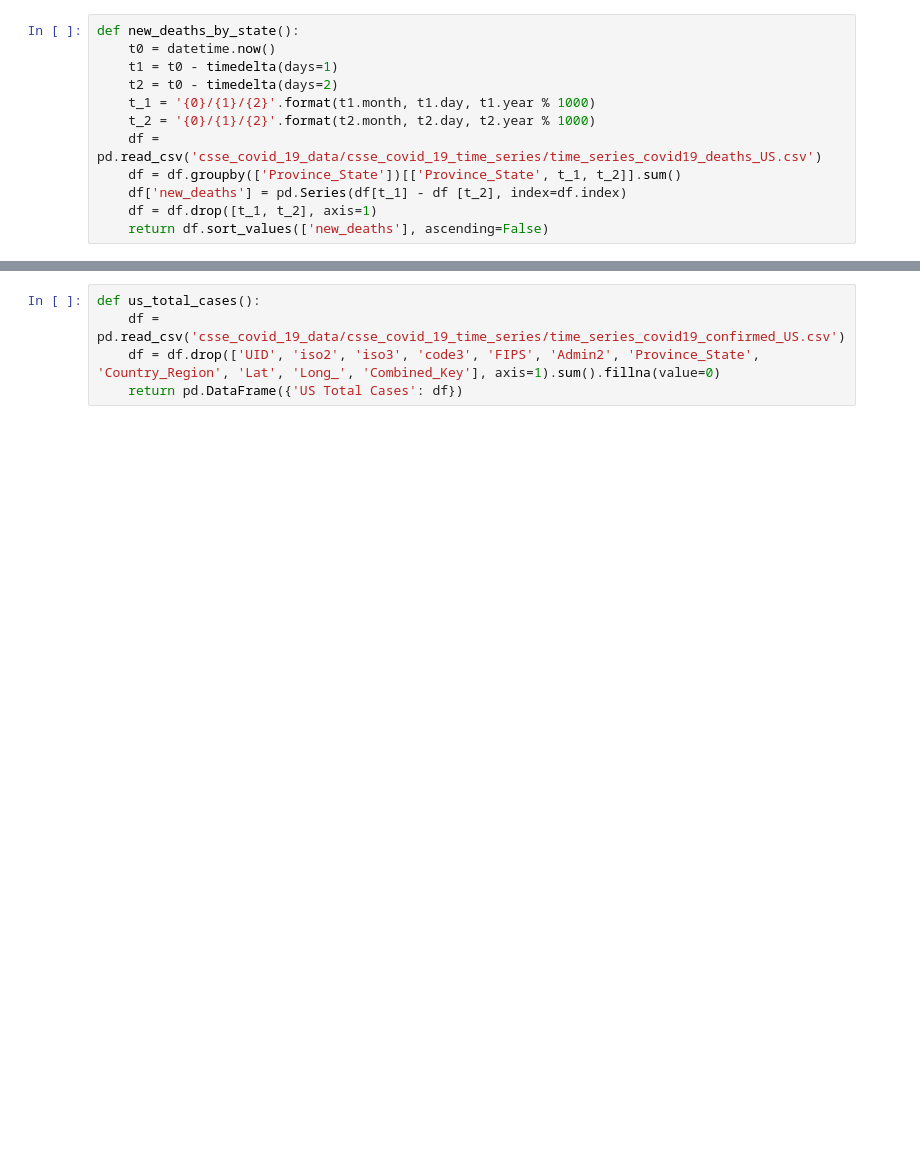
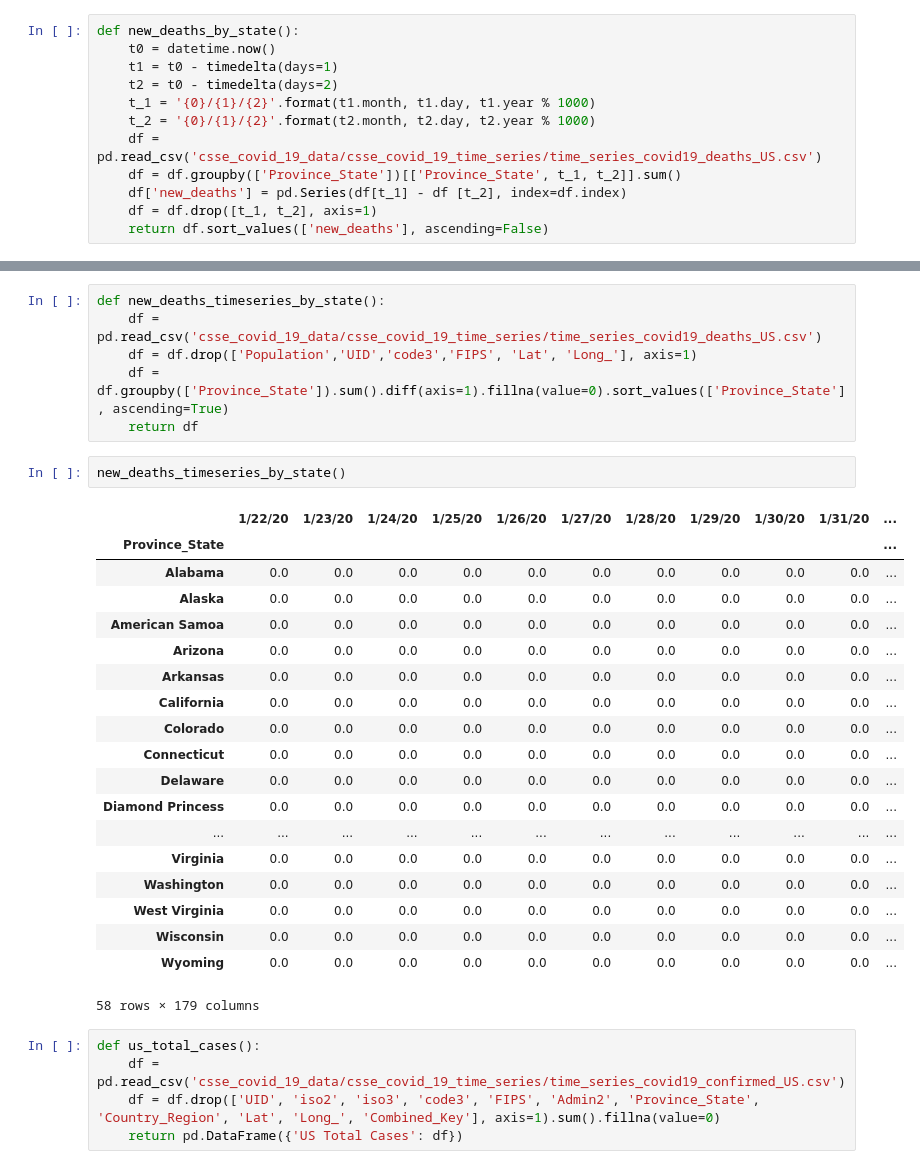
Before and after one commit to jmocay/Notebooks, a Jupyter notebook: covid19_cases_trends.ipynb, the cells around one changed output, grey strips where cells are left out. Drawn from its saved outputs; the diff is of its cells as text; blank space fills up the shorter version.

```diff
--- a/covid19_cases_trends.ipynb
+++ b/covid19_cases_trends.ipynb
@@ -276,3 +304,31 @@ new_deaths_by_state()
+# %%
+def new_deaths_timeseries_by_state():
+    df = pd.read_csv('csse_covid_19_data/csse_covid_19_time_series/time_series_covid19_deaths_US.csv')
+    df = df.drop(['Population','UID','code3','FIPS', 'Lat', 'Long_'], axis=1)
+    df = df.groupby(['Province_State']).sum().diff(axis=1).fillna(value=0).sort_values(['Province_State'], ascending=True)
+    return df
+# %%
+new_deaths_timeseries_by_state()
+# %% [output]
+|  | 1/22/20 | 1/23/20 | 1/24/20 | 1/25/20 | 1/26/20 | 1/27/20 | 1/28/20 | 1/29/20 | 1/30/20 | 1/31/20 | ... |
+| Province_State |  |  |  |  |  |  |  |  |  |  | ... |
+| Alabama | 0.0 | 0.0 | 0.0 | 0.0 | 0.0 | 0.0 | 0.0 | 0.0 | 0.0 | 0.0 | ... |
+| Alaska | 0.0 | 0.0 | 0.0 | 0.0 | 0.0 | 0.0 | 0.0 | 0.0 | 0.0 | 0.0 | ... |
+| American Samoa | 0.0 | 0.0 | 0.0 | 0.0 | 0.0 | 0.0 | 0.0 | 0.0 | 0.0 | 0.0 | ... |
+| Arizona | 0.0 | 0.0 | 0.0 | 0.0 | 0.0 | 0.0 | 0.0 | 0.0 | 0.0 | 0.0 | ... |
+| Arkansas | 0.0 | 0.0 | 0.0 | 0.0 | 0.0 | 0.0 | 0.0 | 0.0 | 0.0 | 0.0 | ... |
+| California | 0.0 | 0.0 | 0.0 | 0.0 | 0.0 | 0.0 | 0.0 | 0.0 | 0.0 | 0.0 | ... |
+| Colorado | 0.0 | 0.0 | 0.0 | 0.0 | 0.0 | 0.0 | 0.0 | 0.0 | 0.0 | 0.0 | ... |
+| Connecticut | 0.0 | 0.0 | 0.0 | 0.0 | 0.0 | 0.0 | 0.0 | 0.0 | 0.0 | 0.0 | ... |
+| Delaware | 0.0 | 0.0 | 0.0 | 0.0 | 0.0 | 0.0 | 0.0 | 0.0 | 0.0 | 0.0 | ... |
+| Diamond Princess | 0.0 | 0.0 | 0.0 | 0.0 | 0.0 | 0.0 | 0.0 | 0.0 | 0.0 | 0.0 | ... |
+| ... | ... | ... | ... | ... | ... | ... | ... | ... | ... | ... | ... |
+| Virginia | 0.0 | 0.0 | 0.0 | 0.0 | 0.0 | 0.0 | 0.0 | 0.0 | 0.0 | 0.0 | ... |
+| Washington | 0.0 | 0.0 | 0.0 | 0.0 | 0.0 | 0.0 | 0.0 | 0.0 | 0.0 | 0.0 | ... |
+| West Virginia | 0.0 | 0.0 | 0.0 | 0.0 | 0.0 | 0.0 | 0.0 | 0.0 | 0.0 | 0.0 | ... |
+| Wisconsin | 0.0 | 0.0 | 0.0 | 0.0 | 0.0 | 0.0 | 0.0 | 0.0 | 0.0 | 0.0 | ... |
+| Wyoming | 0.0 | 0.0 | 0.0 | 0.0 | 0.0 | 0.0 | 0.0 | 0.0 | 0.0 | 0.0 | ... |
+58 rows × 179 columns
 # %%
 def us_total_cases():
     df = pd.read_csv('csse_covid_19_data/csse_covid_19_time_series/time_series_covid19_confirmed_US.csv')
```
Also changed, not shown: parts of 21 cells of this notebook.
